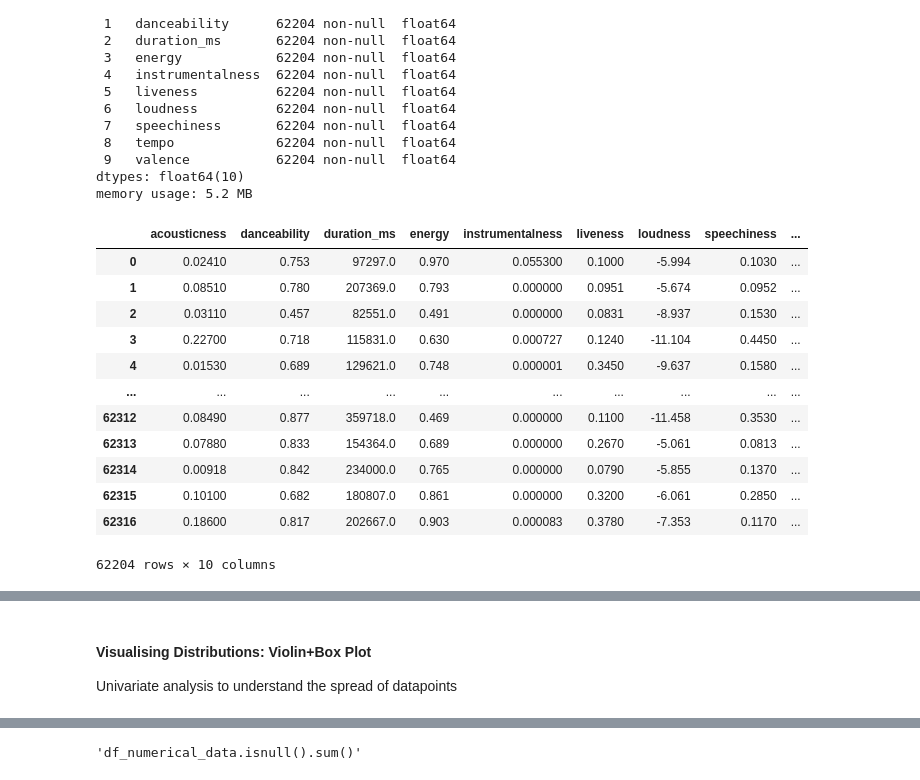
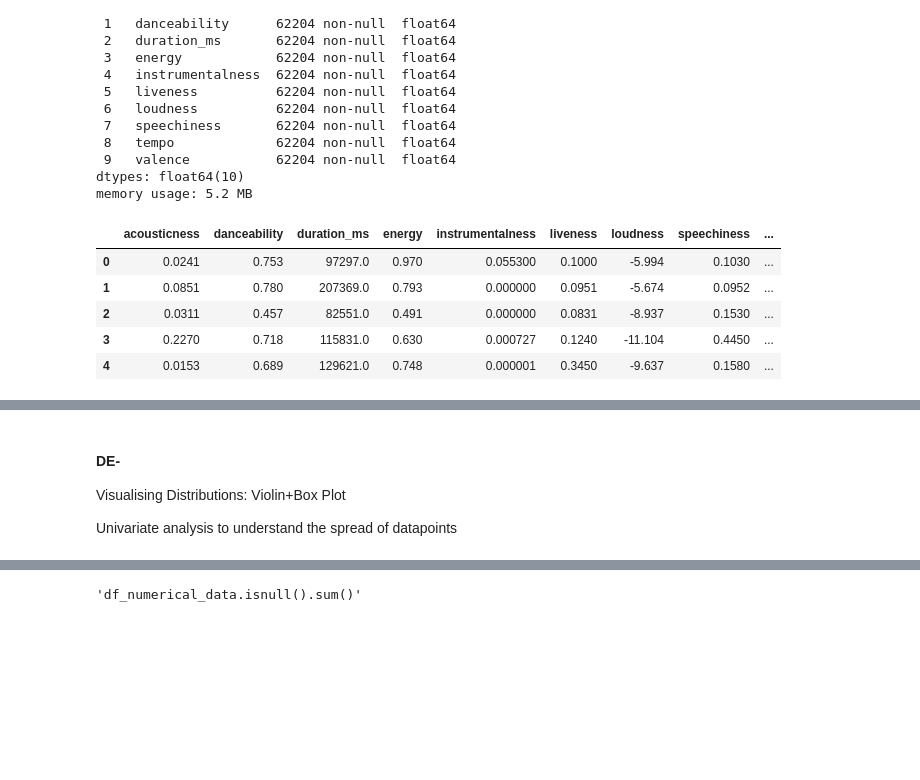
Before and after one commit to yogesh-codes/SongsRecommender, a Jupyter notebook: spotify-tracks.ipynb, the cells around one changed output, grey strips where cells are left out. Cells and saved outputs as stored; diff of their text form; code cells hidden in the pictures; blank space fills up the shorter version.

```diff
--- a/spotify-tracks.ipynb
+++ b/spotify-tracks.ipynb
@@ -395,21 +361,14 @@ Data columns (total 10 columns):
 dtypes: float64(10)
 memory usage: 5.2 MB
 # %%
-df_numerical_data
+df_numerical_data.head()
 # %% [output]
 |  | acousticness | danceability | duration_ms | energy | instrumentalness | liveness | loudness | speechiness | ... |
-| 0 | 0.02410 | 0.753 | 97297.0 | 0.970 | 0.055300 | 0.1000 | -5.994 | 0.1030 | ... |
-| 1 | 0.08510 | 0.780 | 207369.0 | 0.793 | 0.000000 | 0.0951 | -5.674 | 0.0952 | ... |
-| 2 | 0.03110 | 0.457 | 82551.0 | 0.491 | 0.000000 | 0.0831 | -8.937 | 0.1530 | ... |
-| 3 | 0.22700 | 0.718 | 115831.0 | 0.630 | 0.000727 | 0.1240 | -11.104 | 0.4450 | ... |
-| 4 | 0.01530 | 0.689 | 129621.0 | 0.748 | 0.000001 | 0.3450 | -9.637 | 0.1580 | ... |
-| ... | ... | ... | ... | ... | ... | ... | ... | ... | ... |
-| 62312 | 0.08490 | 0.877 | 359718.0 | 0.469 | 0.000000 | 0.1100 | -11.458 | 0.3530 | ... |
-| 62313 | 0.07880 | 0.833 | 154364.0 | 0.689 | 0.000000 | 0.2670 | -5.061 | 0.0813 | ... |
-| 62314 | 0.00918 | 0.842 | 234000.0 | 0.765 | 0.000000 | 0.0790 | -5.855 | 0.1370 | ... |
-| 62315 | 0.10100 | 0.682 | 180807.0 | 0.861 | 0.000000 | 0.3200 | -6.061 | 0.2850 | ... |
-| 62316 | 0.18600 | 0.817 | 202667.0 | 0.903 | 0.000083 | 0.3780 | -7.353 | 0.1170 | ... |
+| 0 | 0.0241 | 0.753 | 97297.0 | 0.970 | 0.055300 | 0.1000 | -5.994 | 0.1030 | ... |
+| 1 | 0.0851 | 0.780 | 207369.0 | 0.793 | 0.000000 | 0.0951 | -5.674 | 0.0952 | ... |
+| 2 | 0.0311 | 0.457 | 82551.0 | 0.491 | 0.000000 | 0.0831 | -8.937 | 0.1530 | ... |
+| 3 | 0.2270 | 0.718 | 115831.0 | 0.630 | 0.000727 | 0.1240 | -11.104 | 0.4450 | ... |
+| 4 | 0.0153 | 0.689 | 129621.0 | 0.748 | 0.000001 | 0.3450 | -9.637 | 0.1580 | ... |
-62204 rows × 10 columns
 # %%
 df_numerical_data.describe()
 # %% [output]
@@ -423,6 +382,7 @@ df_numerical_data.describe()
 | 75% | 0.633000 | 0.730000 | 2.863502e+05 | 0.803000 | 0.015200 | 0.243000 | -5.454000 | 0.089125 | ... |
 | max | 0.996000 | 0.986000 | 4.581483e+06 | 1.000000 | 0.999000 | 0.998000 | 1.233000 | 0.959000 | ... |
 # %% [markdown]
-#### Visualising Distributions: Violin+Box Plot
+#### DE-
+Visualising Distributions: Violin+Box Plot
 
 Univariate analysis to understand the spread of datapoints
```
Also changed, not shown: parts of 121 cells of this notebook.
